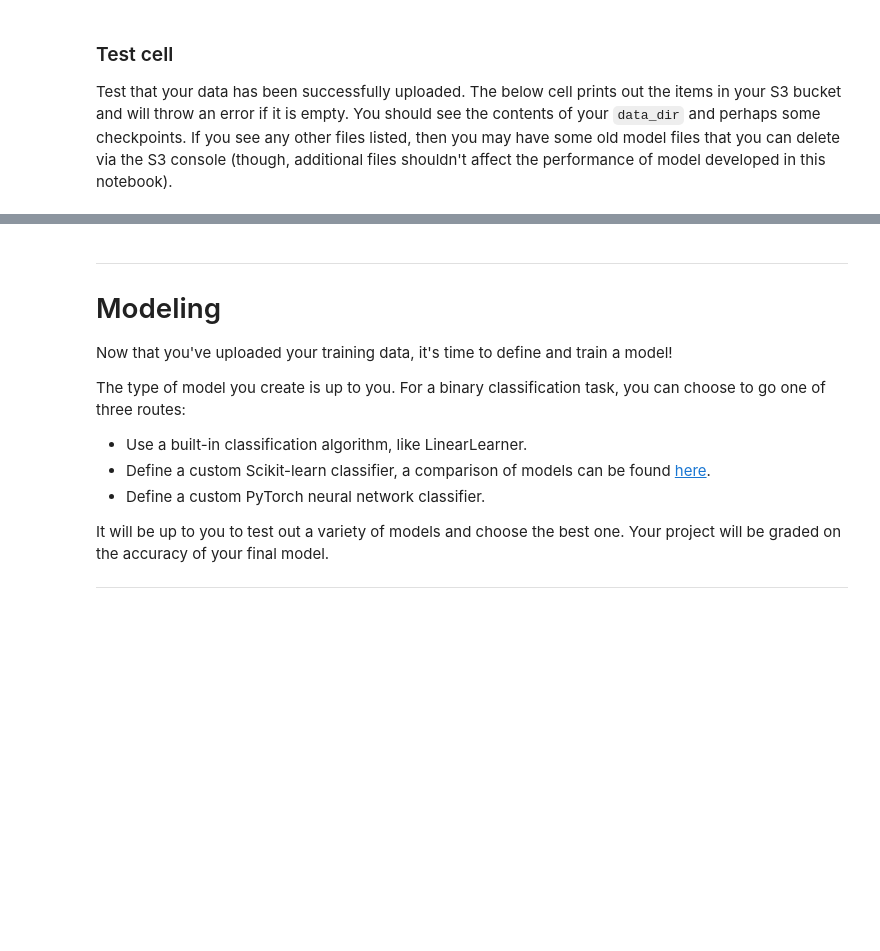
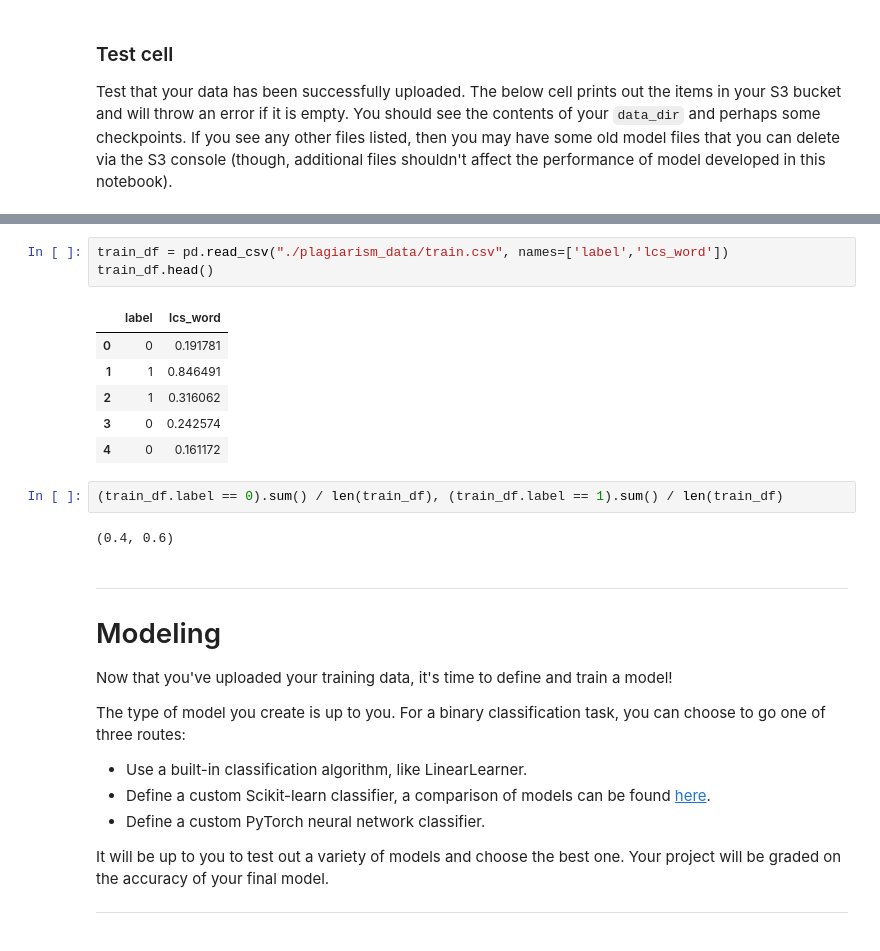
Before and after one commit to chamsrut/Plagiarism-detector, a Jupyter notebook: 3_Training_a_Model.ipynb, the cells around one changed output, grey strips where cells are left out. Saved outputs shown, nothing was run; the diff lists cells and outputs as text; blank space fills up the shorter version.

```diff
--- a/3_Training_a_Model.ipynb
+++ b/3_Training_a_Model.ipynb
@@ -93,6 +90,20 @@ xgboost-2021-05-04-15-58-29-353/new_data.csv.out
 xgboost-2021-05-04-16-32-27-982/new_data.csv.out
 xgboost-2021-05-04-16-45-16-909/test.csv.out
 Test passed!
+# %%
+train_df = pd.read_csv("./plagiarism_data/train.csv", names=['label','lcs_word'])
+train_df.head()
+# %% [output]
+|  | label | lcs_word |
+| 0 | 0 | 0.191781 |
+| 1 | 1 | 0.846491 |
+| 2 | 1 | 0.316062 |
+| 3 | 0 | 0.242574 |
+| 4 | 0 | 0.161172 |
+# %%
+(train_df.label == 0).sum() / len(train_df), (train_df.label == 1).sum() / len(train_df)
+# %% [output]
+(0.4, 0.6)
 # %% [markdown]
 ---
 
```
Also changed, not shown: parts of 13 cells of this notebook, 3 other files.
